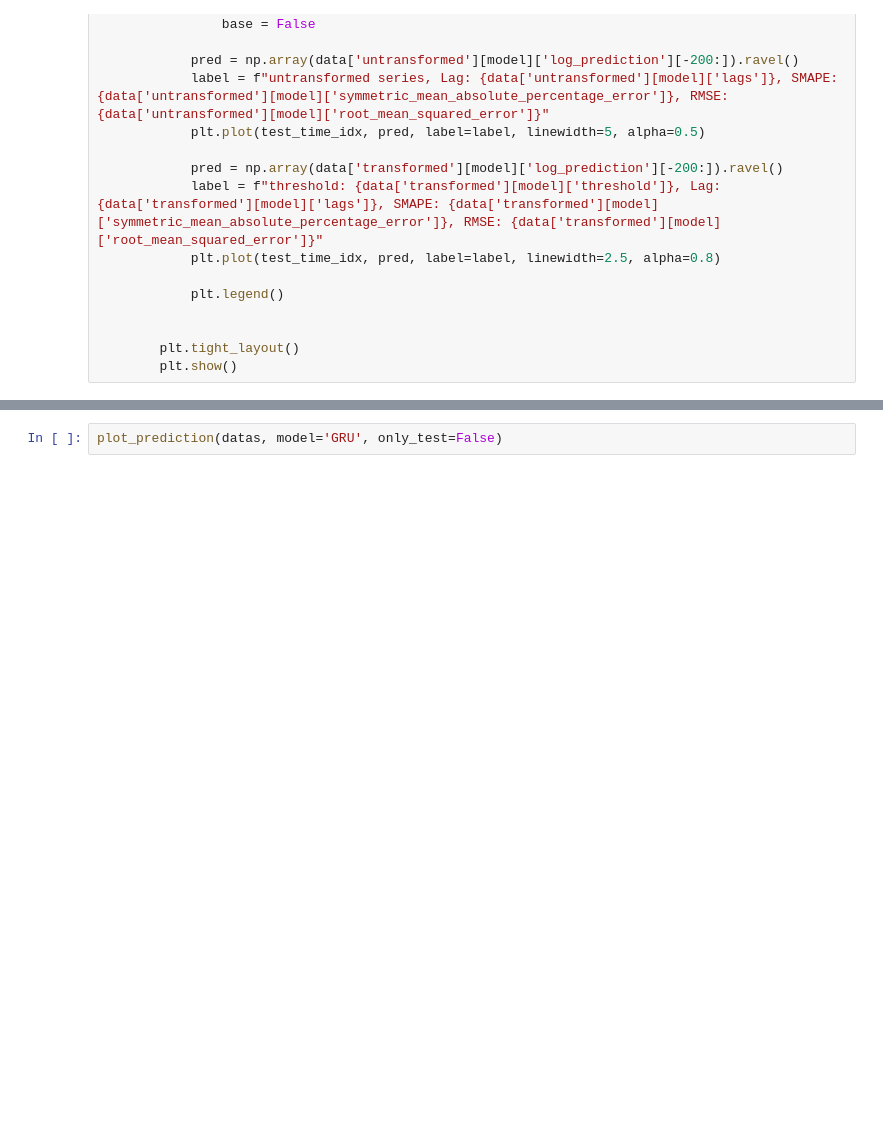
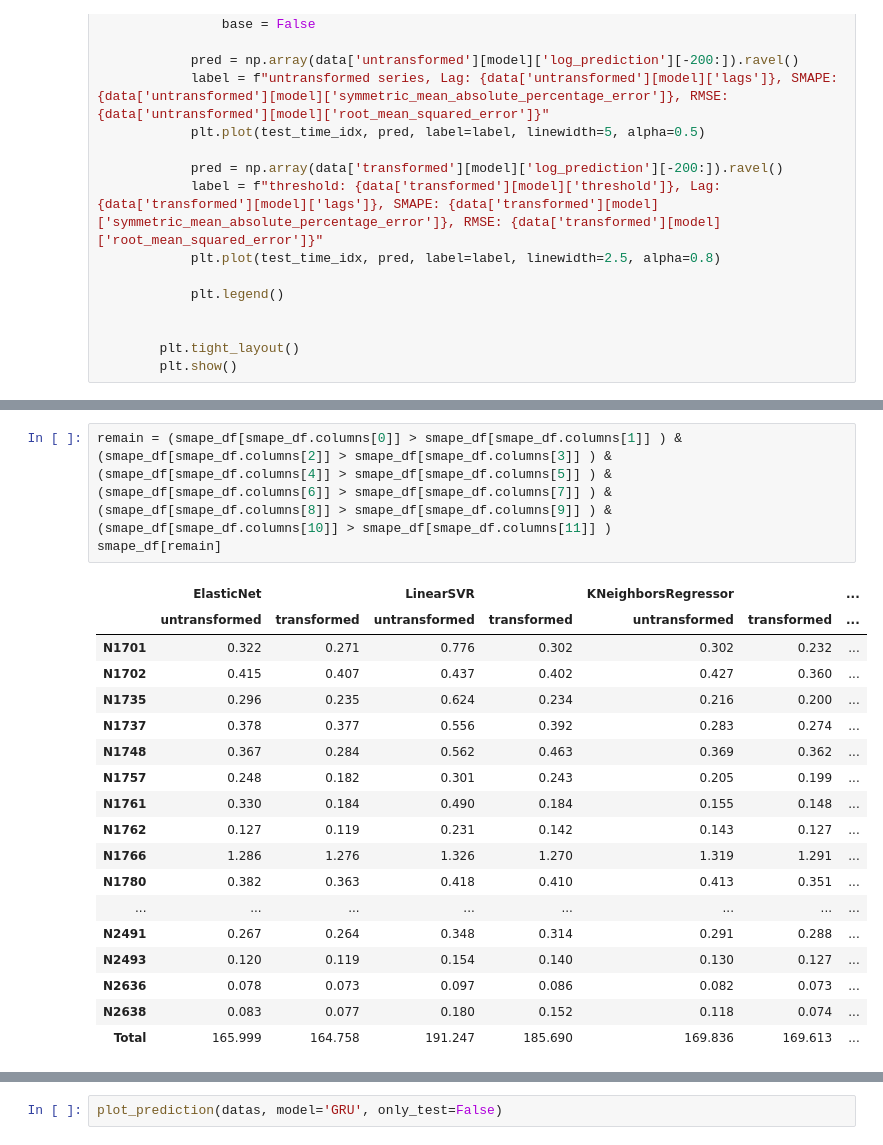
Before and after one commit to nickchuisme/target_transformation, a Jupyter notebook: test.ipynb, the cells around one changed output, grey strips where cells are left out. Drawn from its saved outputs; the diff is of its cells as text; blank space fills up the shorter version.

```diff
--- a/test.ipynb
+++ b/test.ipynb
@@ -261,0 +271,22 @@ smape_df
+# %%
+remain = (smape_df[smape_df.columns[0]] > smape_df[smape_df.columns[1]] ) & (smape_df[smape_df.columns[2]] > smape_df[smape_df.columns[3]] ) & (smape_df[smape_df.columns[4]] > smape_df[smape_df.columns[5]] ) & (smape_df[smape_df.columns[6]] > smape_df[smape_df.columns[7]] ) & (smape_df[smape_df.columns[8]] > smape_df[smape_df.columns[9]] ) & (smape_df[smape_df.columns[10]] > smape_df[smape_df.columns[11]] )
+smape_df[remain]
+# %% [output]
+|  | ElasticNet |  | LinearSVR |  | KNeighborsRegressor |  | ... |
+|  | untransformed | transformed | untransformed | transformed | untransformed | transformed | ... |
+| N1701 | 0.322 | 0.271 | 0.776 | 0.302 | 0.302 | 0.232 | ... |
+| N1702 | 0.415 | 0.407 | 0.437 | 0.402 | 0.427 | 0.360 | ... |
+| N1735 | 0.296 | 0.235 | 0.624 | 0.234 | 0.216 | 0.200 | ... |
+| N1737 | 0.378 | 0.377 | 0.556 | 0.392 | 0.283 | 0.274 | ... |
+| N1748 | 0.367 | 0.284 | 0.562 | 0.463 | 0.369 | 0.362 | ... |
+| N1757 | 0.248 | 0.182 | 0.301 | 0.243 | 0.205 | 0.199 | ... |
+| N1761 | 0.330 | 0.184 | 0.490 | 0.184 | 0.155 | 0.148 | ... |
+| N1762 | 0.127 | 0.119 | 0.231 | 0.142 | 0.143 | 0.127 | ... |
+| N1766 | 1.286 | 1.276 | 1.326 | 1.270 | 1.319 | 1.291 | ... |
+| N1780 | 0.382 | 0.363 | 0.418 | 0.410 | 0.413 | 0.351 | ... |
+| ... | ... | ... | ... | ... | ... | ... | ... |
+| N2491 | 0.267 | 0.264 | 0.348 | 0.314 | 0.291 | 0.288 | ... |
+| N2493 | 0.120 | 0.119 | 0.154 | 0.140 | 0.130 | 0.127 | ... |
+| N2636 | 0.078 | 0.073 | 0.097 | 0.086 | 0.082 | 0.073 | ... |
+| N2638 | 0.083 | 0.077 | 0.180 | 0.152 | 0.118 | 0.074 | ... |
+| Total | 165.999 | 164.758 | 191.247 | 185.690 | 169.836 | 169.613 | ... |
```
Also changed, not shown: parts of 27 cells of this notebook.
